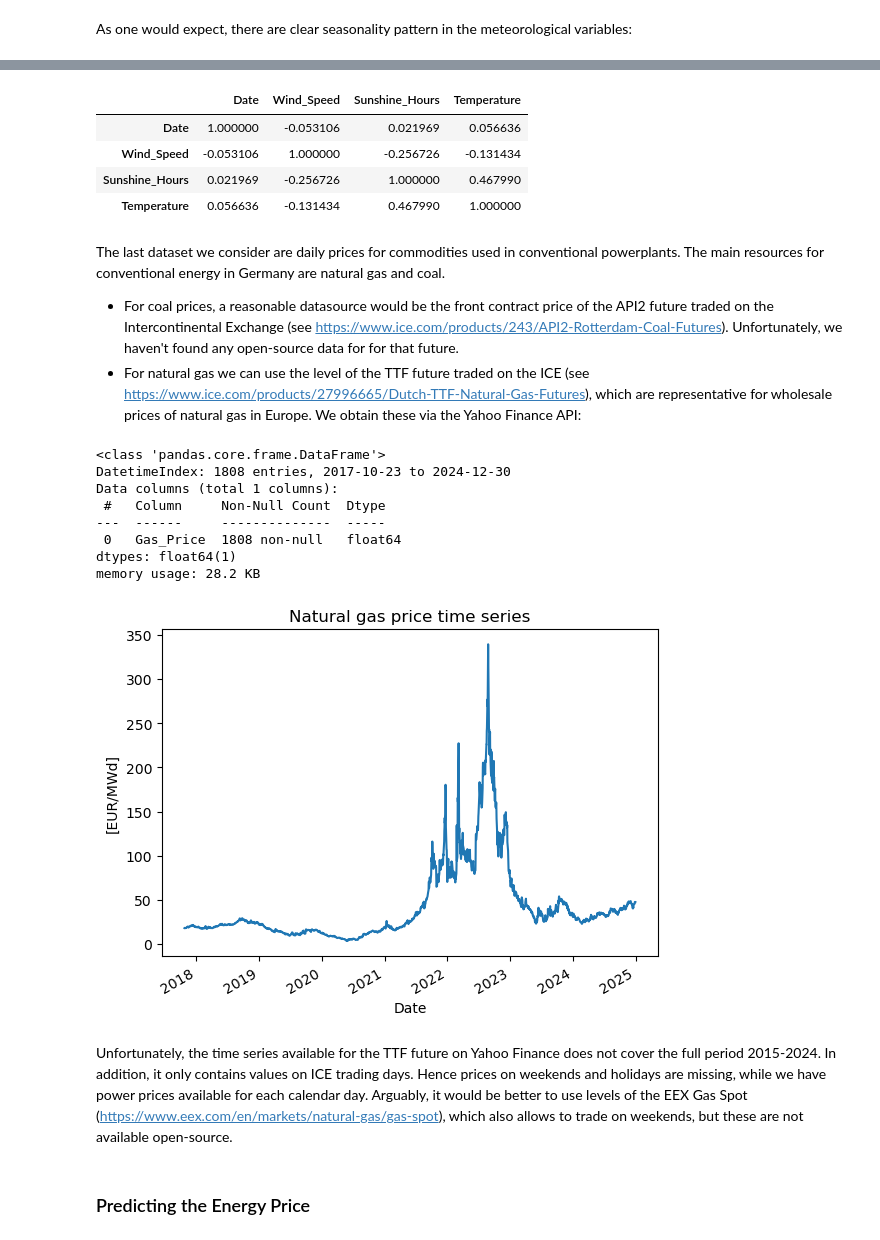
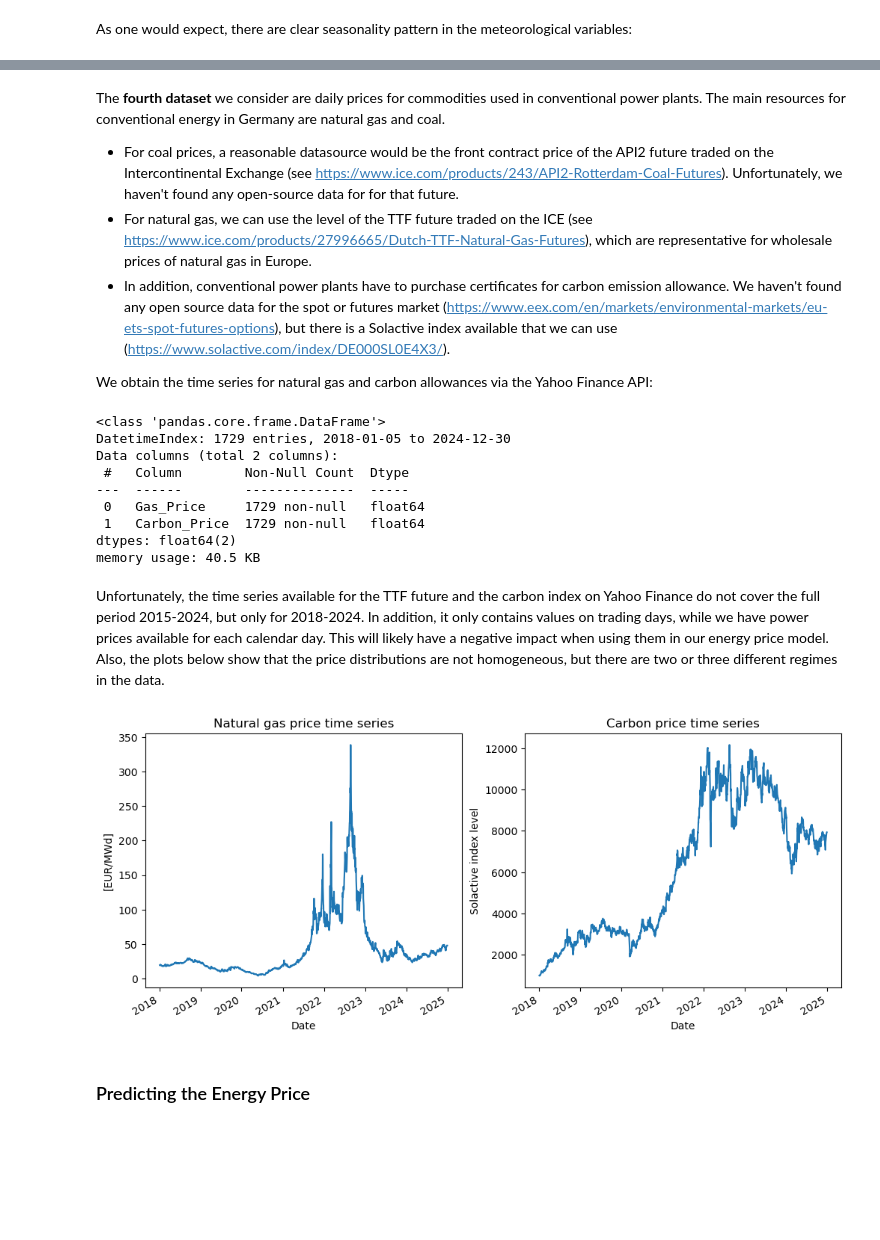
Before and after one commit to agrotz-msai/integrative-industry-synthesis-project, a Jupyter notebook: integrative_industry_synthesis.ipynb, the cells around one changed output, grey strips where cells are left out. Cells and saved outputs as stored; diff of their text form; code cells hidden in the pictures; blank space fills up the shorter version.

Commit message:
AG: Update workflow, data, readme

```diff
--- a/integrative_industry_synthesis.ipynb
+++ b/integrative_industry_synthesis.ipynb
@@ -295,15 +267,10 @@ plt.show()
-# %%
-df_weather.corr()
-# %% [output]
-|  | Date | Wind_Speed | Sunshine_Hours | Temperature |
-| Date | 1.000000 | -0.053106 | 0.021969 | 0.056636 |
-| Wind_Speed | -0.053106 | 1.000000 | -0.256726 | -0.131434 |
-| Sunshine_Hours | 0.021969 | -0.256726 | 1.000000 | 0.467990 |
-| Temperature | 0.056636 | -0.131434 | 0.467990 | 1.000000 |
 # %% [markdown]
-The last dataset we consider are daily prices for commodities used in conventional powerplants. The main resources for conventional energy in Germany are natural gas and coal.
+The <b>fourth dataset</b> we consider are daily prices for commodities used in conventional power plants. The main resources for conventional energy in Germany are natural gas and coal.
 - For coal prices, a reasonable datasource would be the front contract price of the API2 future traded on the Intercontinental Exchange (see https://www.ice.com/products/243/API2-Rotterdam-Coal-Futures). Unfortunately, we haven't found any open-source data for for that future.
-- For natural gas we can use the level of the TTF future traded on the ICE (see https://www.ice.com/products/27996665/Dutch-TTF-Natural-Gas-Futures), which are representative for wholesale prices of natural gas in Europe. We obtain these via the Yahoo Finance API:
+- For natural gas, we can use the level of the TTF future traded on the ICE (see https://www.ice.com/products/27996665/Dutch-TTF-Natural-Gas-Futures), which are representative for wholesale prices of natural gas in Europe.
+- In addition, conventional power plants have to purchase certificates for carbon emission allowance. We haven't found any open source data for the spot or futures market (https://www.eex.com/en/markets/environmental-markets/eu-ets-spot-futures-options), but there is a Solactive index available that we can use (https://www.solactive.com/index/DE000SL0E4X3/).
+
+We obtain the time series for natural gas and carbon allowances via the Yahoo Finance API:
 # %%
 # Note: The timeseries has already been downloaded and are stored in the ttf.csv file in this project.
 # By setting the below variable to True, it can be reloaded from Yahoo Finance
@@ -316,27 +287,33 @@ if(reload_data_imports):
 # %%
-df_natgasprices = pd.read_csv("ttf.csv")
-df_natgasprices.Date = pd.to_datetime(df_natgasprices.Date)
-df_natgasprices.set_index('Date', inplace=True)
-df_natgasprices.info()
+df_commodityprices = pd.read_csv("commodity_prices.csv")
+df_commodityprices.Date = pd.to_datetime(df_commodityprices.Date)
+df_commodityprices.set_index('Date', inplace=True)
+df_commodityprices.info()
 # %% [output]
 <class 'pandas.core.frame.DataFrame'>
-DatetimeIndex: 1808 entries, 2017-10-23 to 2024-12-30
-Data columns (total 1 columns):
- #   Column     Non-Null Count  Dtype
----  ------     --------------  -----
- 0   Gas_Price  1808 non-null   float64
-dtypes: float64(1)
-memory usage: 28.2 KB
+DatetimeIndex: 1729 entries, 2018-01-05 to 2024-12-30
+Data columns (total 2 columns):
+ #   Column        Non-Null Count  Dtype
+---  ------        --------------  -----
+ 0   Gas_Price     1729 non-null   float64
+ 1   Carbon_Price  1729 non-null   float64
+dtypes: float64(2)
+memory usage: 40.5 KB
+# %% [markdown]
+Unfortunately, the time series available for the TTF future and the carbon index on Yahoo Finance do not cover the full period 2015-2024, but only for 2018-2024. In addition, it only contains values on trading days, while we have power prices available for each calendar day. This will likely have a negative impact when using them in our energy price model. Also, the plots below show that the price distributions are not homogeneous, but there are two or three different regimes in the data.
 # %%
-df_natgasprices.plot(legend=False);
-plt.xlabel('Date')
-plt.ylabel('[EUR/MWd]')
-plt.title('Natural gas price time series')
+fig, ax = plt.subplots(1, 2, figsize=(12, 5))
+df_commodityprices.plot(y='Gas_Price', ax=ax[0]);
+df_commodityprices.plot(y='Carbon_Price', ax=ax[1]);
+ax[0].set(ylabel='[EUR/MWd]')
+ax[0].set_title('Natural gas price time series')
+ax[1].set(ylabel='Solactive index level')
+ax[1].set_title('Carbon price time series')
+ax[0].get_legend().remove()
+ax[1].get_legend().remove()
 plt.show()
 # %% [output]
-[figure, old version]
+[figure, new version]
-# %% [markdown]
-Unfortunately, the time series available for the TTF future on Yahoo Finance does not cover the full period 2015-2024. In addition, it only contains values on ICE trading days. Hence prices on weekends and holidays are missing, while we have power prices available for each calendar day. Arguably, it would be better to use levels of the EEX Gas Spot (https://www.eex.com/en/markets/natural-gas/gas-spot), which also allows to trade on weekends, but these are not available open-source.
 # %% [markdown]
 <a id='price'></a>
 ### Predicting the Energy Price
```
Also changed, not shown: parts of 64 cells of this notebook, 3 other files.
